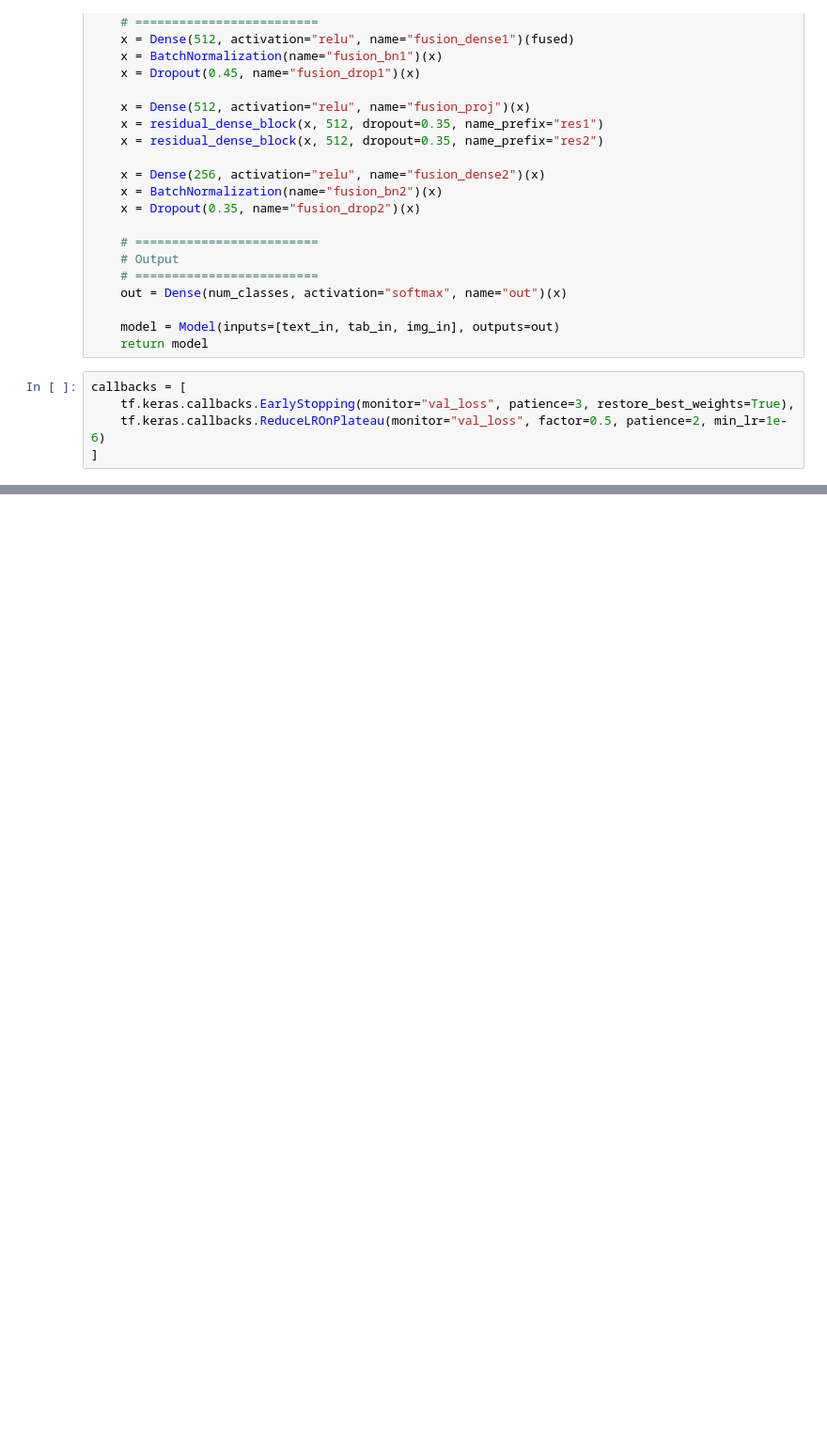
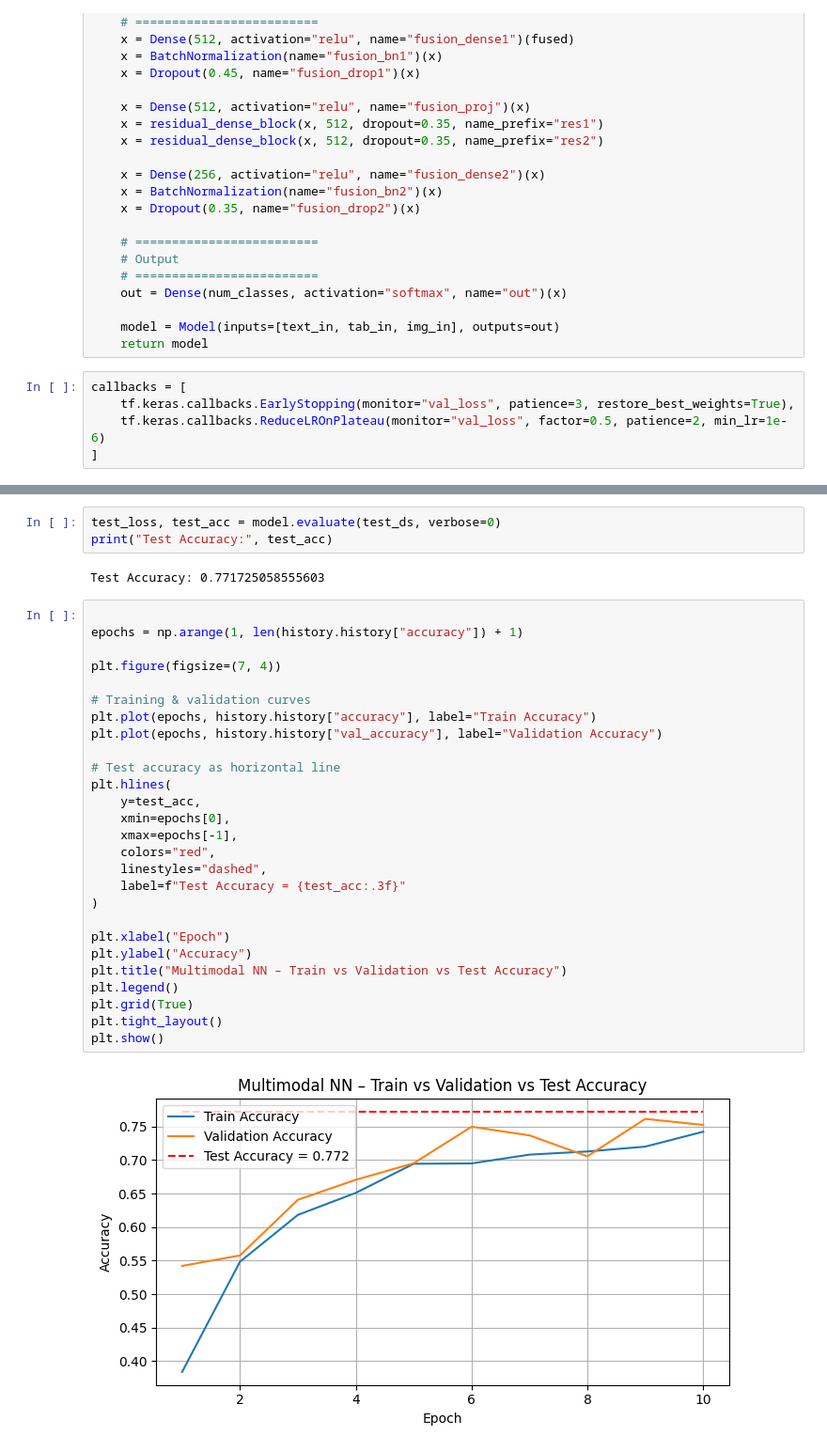
Before and after one commit to omaramin-77/Smart-Food-Guardian, a Jupyter notebook: model2.ipynb, the cells around one changed output, grey strips where cells are left out. Shown at 94% size. Saved outputs shown, nothing was run; the diff lists cells and outputs as text; blank space fills up the shorter version.

Commit message:
plotting accuracy

```diff
--- a/model2.ipynb
+++ b/model2.ipynb
@@ -265,3 +265,37 @@ Epoch 9/10
 57/57 ━━━━━━━━━━━━━━━━━━━━ 17s 301ms/step - accuracy: 0.7200 - loss: 0.6632 - val_accuracy: 0.7613 - val_loss: 0.6125 - learning_rate: 5.0000e-04
 Epoch 10/10
 57/57 ━━━━━━━━━━━━━━━━━━━━ 17s 303ms/step - accuracy: 0.7422 - loss: 0.6049 - val_accuracy: 0.7523 - val_loss: 0.6178 - learning_rate: 5.0000e-04
+# %%
+test_loss, test_acc = model.evaluate(test_ds, verbose=0)
+print("Test Accuracy:", test_acc)
+# %% [output]
+Test Accuracy: 0.771725058555603
+# %%
+
+epochs = np.arange(1, len(history.history["accuracy"]) + 1)
+
+plt.figure(figsize=(7, 4))
+
+# Training & validation curves
+plt.plot(epochs, history.history["accuracy"], label="Train Accuracy")
+plt.plot(epochs, history.history["val_accuracy"], label="Validation Accuracy")
+
+# Test accuracy as horizontal line
+plt.hlines(
+    y=test_acc,
+    xmin=epochs[0],
+    xmax=epochs[-1],
+    colors="red",
+    linestyles="dashed",
+    label=f"Test Accuracy = {test_acc:.3f}"
+)
+
+plt.xlabel("Epoch")
+plt.ylabel("Accuracy")
+plt.title("Multimodal NN – Train vs Validation vs Test Accuracy")
+plt.legend()
+plt.grid(True)
+plt.tight_layout()
+plt.show()
+# %% [output]
+[figure, added]
```
